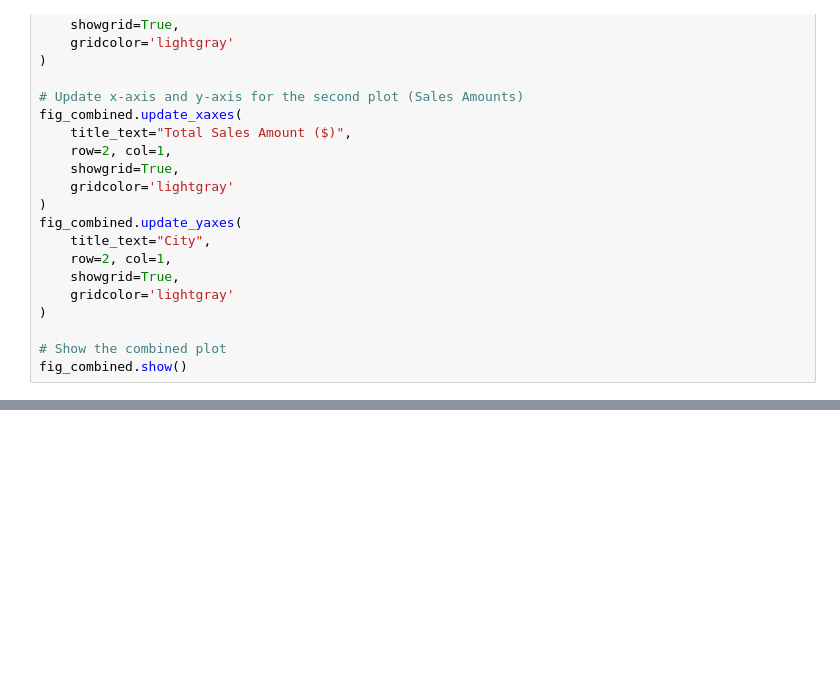
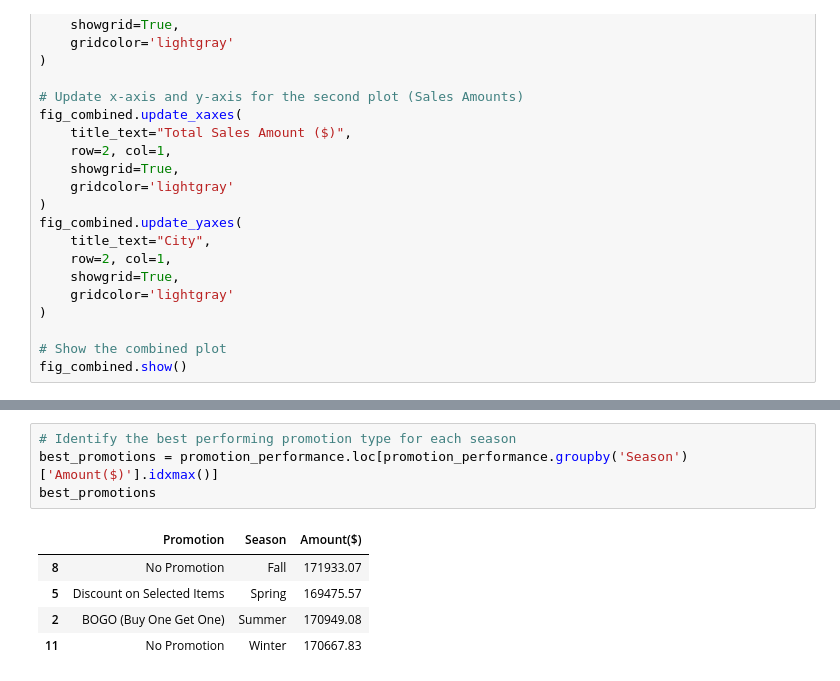
Before and after one commit to TanjiEvan/Python, a Jupyter notebook: Competition/Battle Of Insights/Solve.ipynb, the cells around one changed output, grey strips where cells are left out. Cells and saved outputs as stored; diff of their text form; blank space fills up the shorter version.

```diff
--- a/Competition/Battle Of Insights/Solve.ipynb
+++ b/Competition/Battle Of Insights/Solve.ipynb
@@ -867,0 +984,10 @@ fig_combined.show()
+# %%
+# Identify the best performing promotion type for each season
+best_promotions = promotion_performance.loc[promotion_performance.groupby('Season')['Amount($)'].idxmax()]
+best_promotions
+# %% [output]
+|  | Promotion | Season | Amount($) |
+| 8 | No Promotion | Fall | 171933.07 |
+| 5 | Discount on Selected Items | Spring | 169475.57 |
+| 2 | BOGO (Buy One Get One) | Summer | 170949.08 |
+| 11 | No Promotion | Winter | 170667.83 |
```
Also changed, not shown: parts of 10 cells of this notebook.
